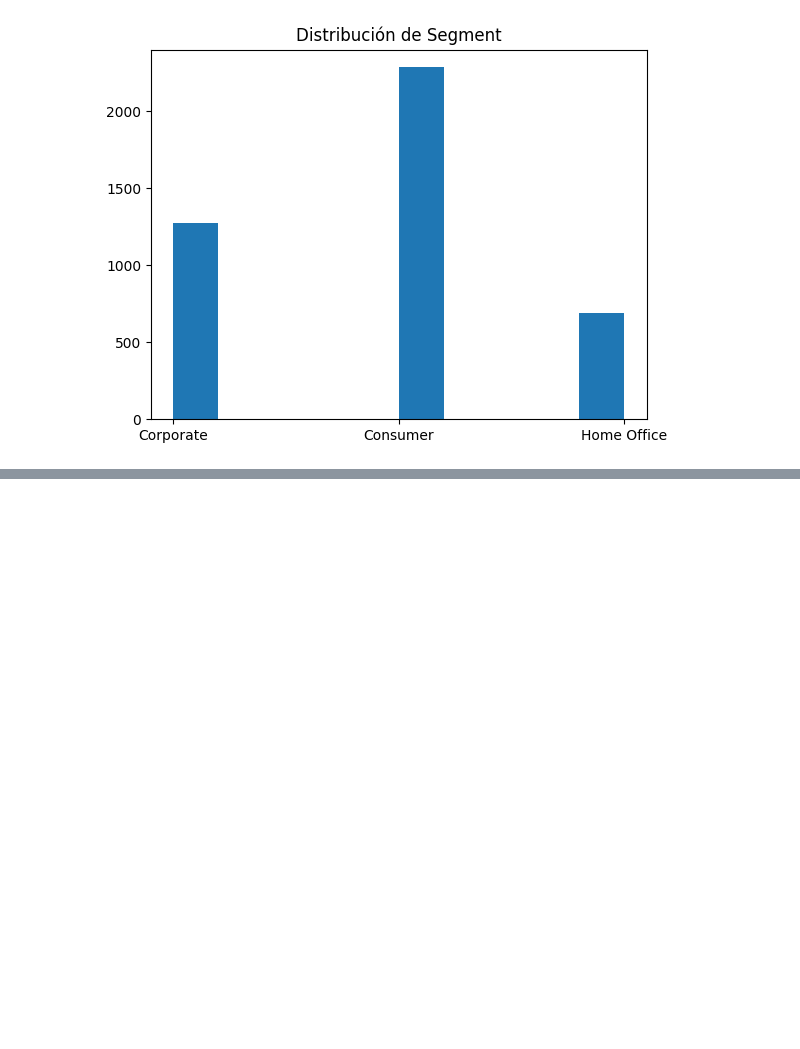
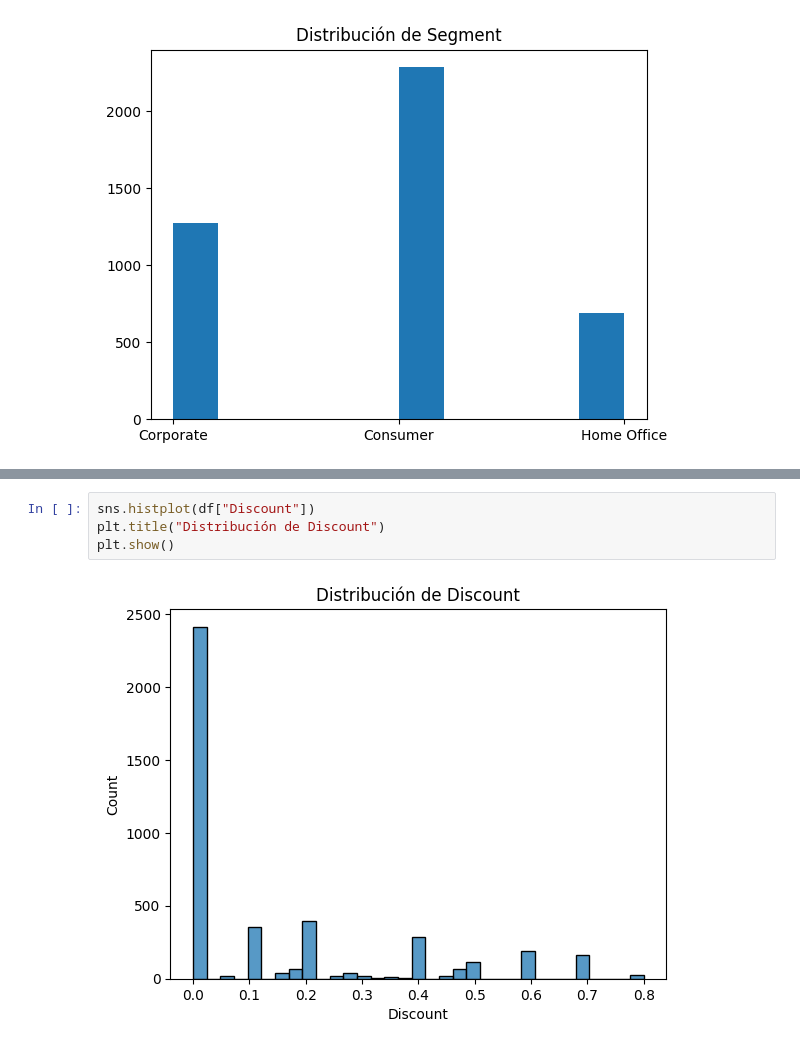
Before and after one commit to juliotorresmoreno/opencv-courses, a Jupyter notebook: python/visualizaciondatos/Untitled-1.ipynb, the cells around one changed output, grey strips where cells are left out. Drawn from its saved outputs; the diff is of its cells as text; blank space fills up the shorter version.

```diff
--- a/python/visualizaciondatos/Untitled-1.ipynb
+++ b/python/visualizaciondatos/Untitled-1.ipynb
@@ -293,0 +334,6 @@ plt.show()
+# %%
+sns.histplot(df["Discount"])
+plt.title("Distribución de Discount")
+plt.show()
+# %% [output]
+[figure, added]
```
Also changed, not shown: parts of 47 cells of this notebook, 1 other file.
